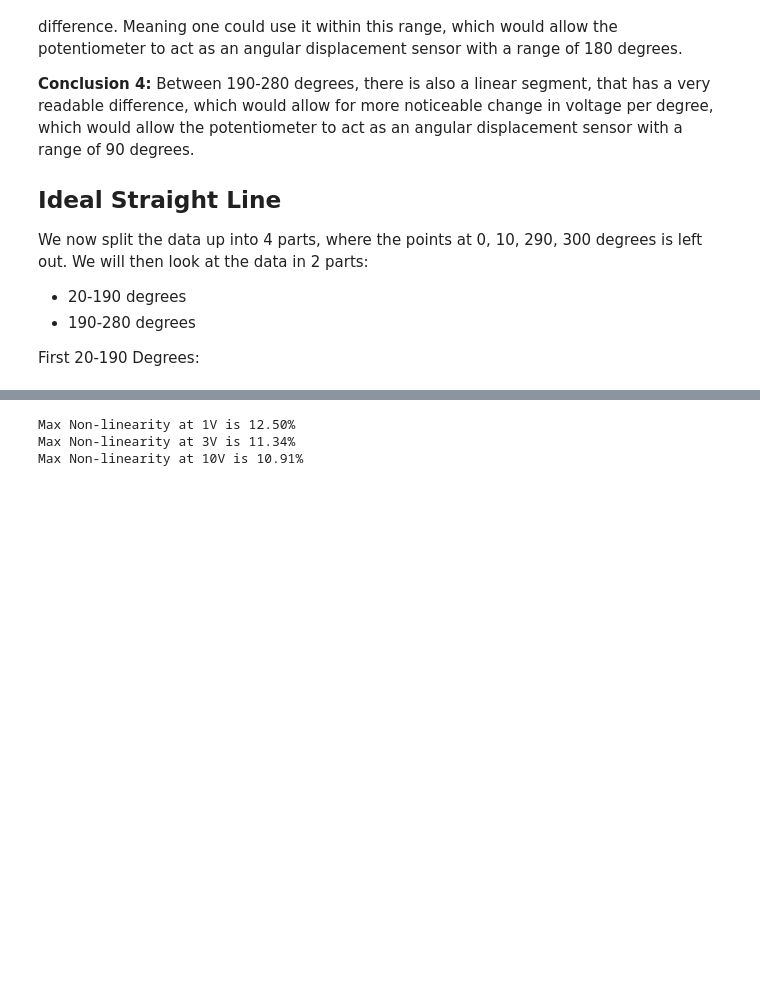
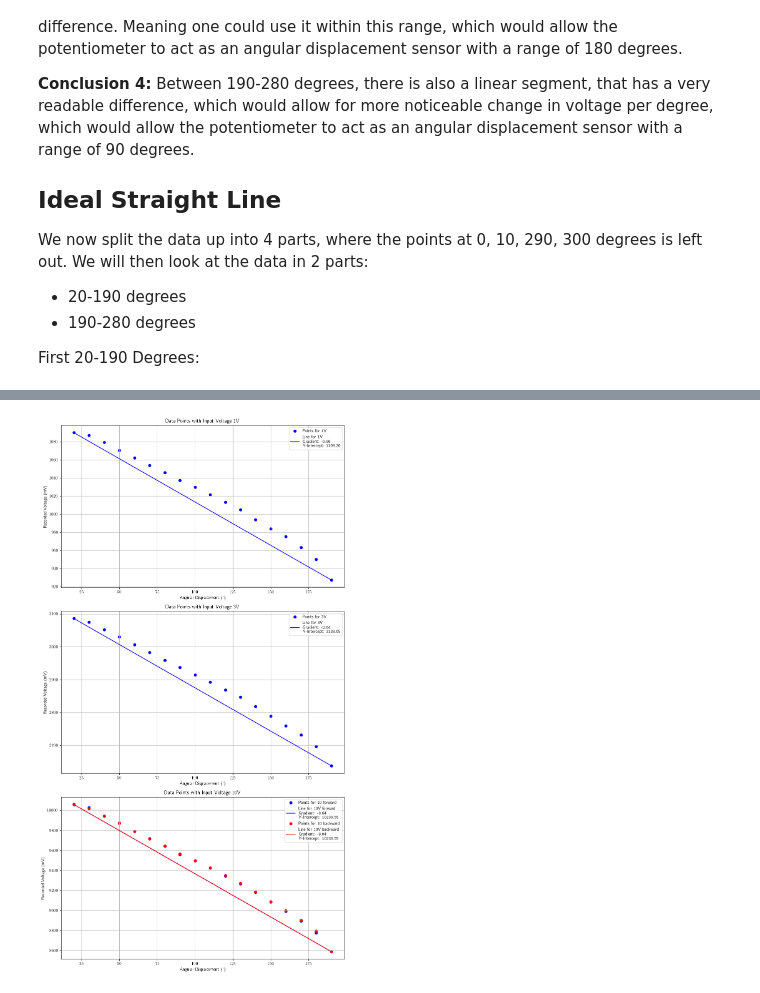
Before and after one commit to MagnusVBager/saa, a Jupyter notebook: notebooks/SAALab1.ipynb, the cells around one changed output, grey strips where cells are left out. Drawn from its saved outputs; the diff is of its cells as text; code cells hidden in the pictures; blank space fills up the shorter version.

```diff
--- a/notebooks/SAALab1.ipynb
+++ b/notebooks/SAALab1.ipynb
@@ -143,19 +128,59 @@ plt.show()
-# %%
-# Calculating "Non linearity" and adding it as a new column to each DataFrame
-for df, m, c in zip(df_list, K_values, a_values):
-    straight_line_value = m * df["Angular Displacement"] + c
-    df["Non linearity"] = df["Recorded Value (V)"] - straight_line_value
-    max_recorded_value = df["Recorded Value (V)"].max()
-    min_recorded_value = df["Recorded Value (V)"].min()
-    df["Percentage Non linearity"] = (df["Non linearity"] / (max_recorded_value-min_recorded_value)) * 100
-
-max_non_linearity = []
-for df in df_list:
-    max_non_linearity.append(df["Percentage Non linearity"].max())
-
-for vol, i in zip([1,3,10], [0,1,2]):
-    print(f"Max Non-linearity at {vol}V is {max_non_linearity[i]:.2f}%")
-# %% [output]
-Max Non-linearity at 1V is 12.50%
-Max Non-linearity at 3V is 11.34%
-Max Non-linearity at 10V is 10.91%
+# %%
+# Filter to only include values between 20-190 degrees
+df_list_range1 = [df[(df["Angular Displacement"] >= 20) & (df["Angular Displacement"] <= 190)] for df in df_list]
+
+K_values = []
+a_values = []
+
+for df, input_voltage in zip(df_list_range1, input_voltages):
+    if input_voltage == 10:
+        for set_val in ["forward", "backward"]:
+            temp_df = df[df["Set"] == set_val]
+            delta_y = temp_df["Recorded Voltage (mV)"].iloc[0] - temp_df["Recorded Voltage (mV)"].iloc[-1]
+            delta_x = temp_df["Angular Displacement"].iloc[0] - temp_df["Angular Displacement"].iloc[-1]
+            k_val = delta_y / delta_x
+            a_val = temp_df["Recorded Voltage (mV)"].iloc[0] - k_val * temp_df["Angular Displacement"].iloc[0]
+            K_values.append(k_val)
+            a_values.append(a_val)
+    else:
+        delta_y = df["Recorded Voltage (mV)"].iloc[0] - df["Recorded Voltage (mV)"].iloc[-1]
+        delta_x = df["Angular Displacement"].iloc[0] - df["Angular Displacement"].iloc[-1]
+        k_val = delta_y / delta_x
+        a_val = df["Recorded Voltage (mV)"].iloc[0] - k_val * df["Angular Displacement"].iloc[0]
+        K_values.append(k_val)
+        a_values.append(a_val)
+
+
+# Create separate plots for each DataFrame
+fig, axes = plt.subplots(len(df_list), 1, figsize=(10, 6 * len(df_list)))
+color_map = {
+    "forward": "blue",
+    "backward": "red"
+}
+
+for ax, df, volt, K, a in zip(axes, df_list_range1, input_voltages, K_values, a_values):
+    if volt == 10:
+        for set_val, color in color_map.items():
+            subset = df[df["Set"] == set_val]
+            ax.scatter(subset["Angular Displacement"], subset["Recorded Voltage (mV)"], color=color, label=f"Points for {volt} {set_val}")
+
+            x_vals = df["Angular Displacement"].values
+            y_vals = K * x_vals + a
+            ax.plot(x_vals, y_vals, color=color, label=f"Line for {volt}V {set_val}\nGradient: {K:.2f}\nY-Intercept: {a:.2f}")
+    else:
+        ax.scatter(df["Angular Displacement"], df["Recorded Voltage (mV)"], color="blue", label=f"Points for {volt}V")
+        x_vals = df["Angular Displacement"].values
+        y_vals = K * x_vals + a
+        ax.plot(x_vals, y_vals, color="blue", label=f"Line for {volt}V\nGradient: {K:.2f}\nY-Intercept: {a:.2f}")
+
+
+    ax.set_title(f"Data Points with Input Voltage {volt}V")
+    ax.set_xlabel("Angular Displacement (\u00B0)")
+    ax.set_ylabel("Recorded Voltage (mV)")
+    ax.legend()
+    ax.grid(True)
+
+plt.tight_layout()
+plt.show()
+# %% [output]
+[figure, added]
```
Also changed, not shown: parts of 15 cells of this notebook, 1 other file.
